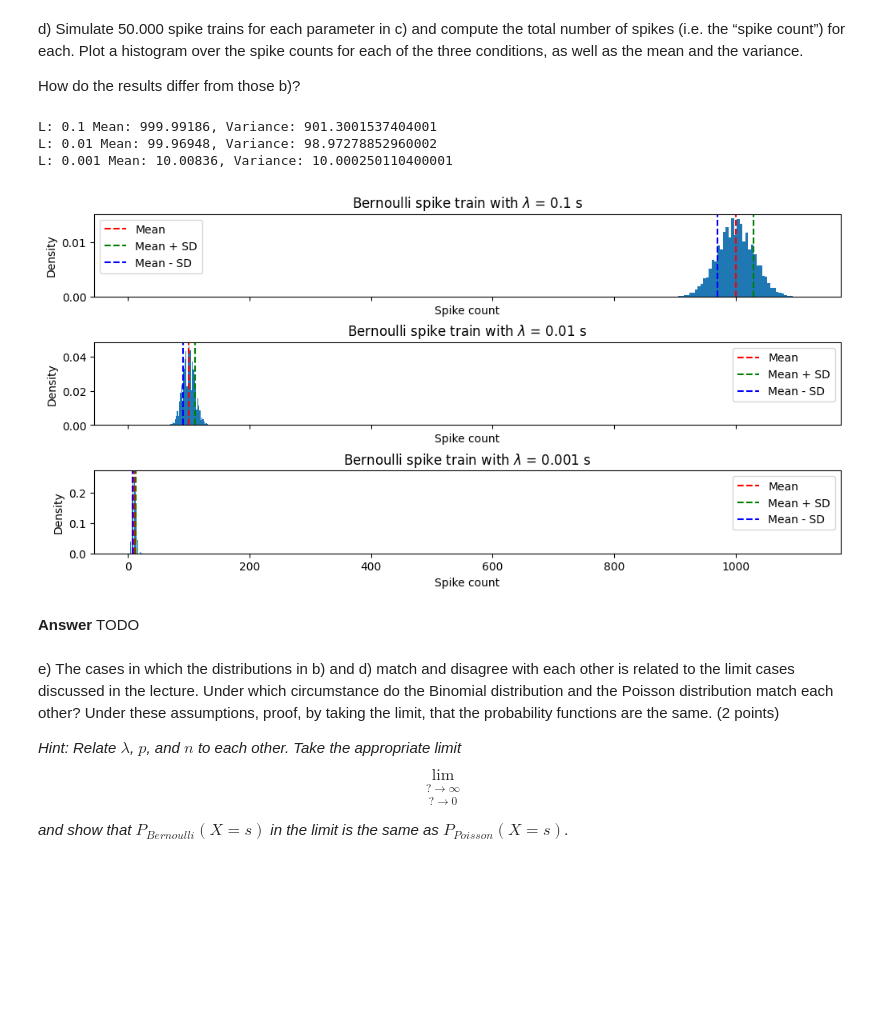
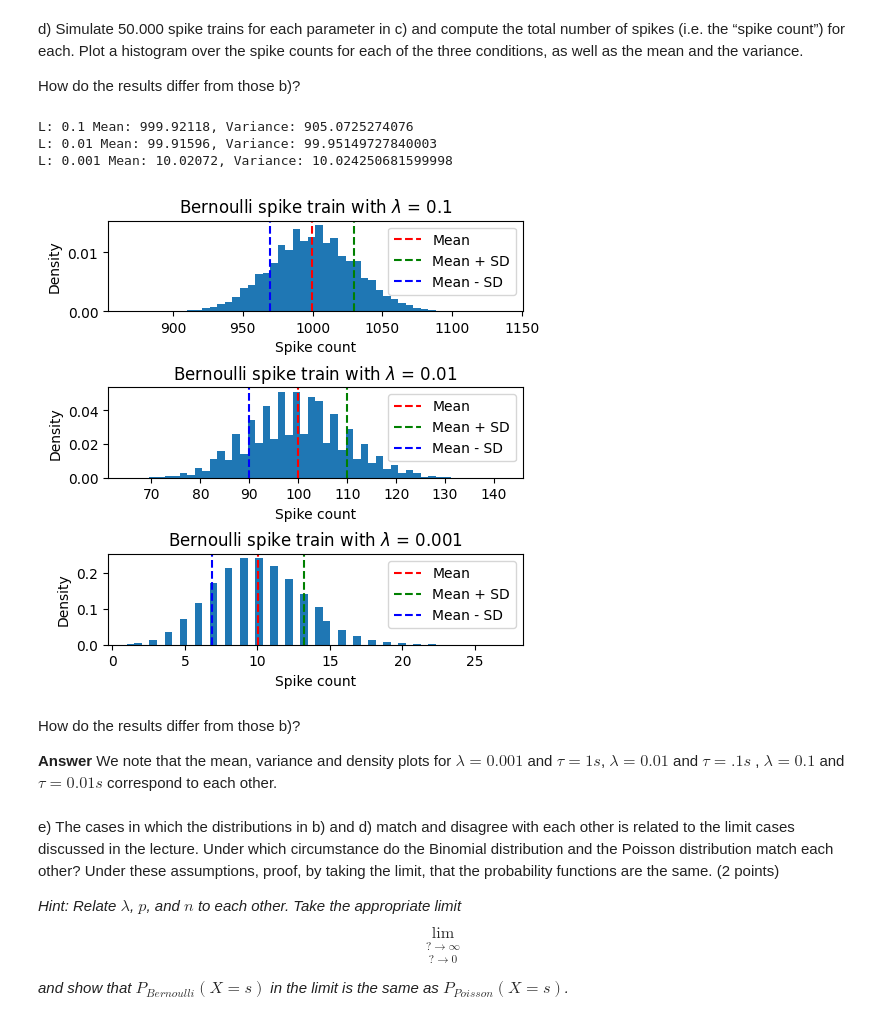
Before and after one commit to aakarsh/S25-Neural-Coding, a Jupyter notebook: homeworks/2025_Neural_coding_Homework1.ipynb, the cells around one changed output. Drawn from its saved outputs; the diff is of its cells as text; code cells hidden in the pictures; blank space fills up the shorter version.

```diff
--- a/homeworks/2025_Neural_coding_Homework1.ipynb
+++ b/homeworks/2025_Neural_coding_Homework1.ipynb
@@ -115,7 +115,7 @@ for tau, ax in zip(taus, axs):
     print(f"tau = {tau}, spikes = {len(spike_times[0])}")
     # Plot
     raster(spike_times, ax=ax)
-    ax.set_title(f'Poisson spike train with tau = {tau} s')
+    ax.set_title(f'Poisson spike train with $\\tau$ = {tau} s')
     ax.set_ylabel('Spike train')
 axs[-1].set_xlabel('Time [s]')
 plt.show()
@@ -135,10 +135,10 @@ for tau in taus:
     spike_times = poisson_spike_train_simple(tau, length, n_trials)
     counts.append([len(spikes) for spikes in spike_times])
 # Plot histograms
-fig, axs = plt.subplots(nrows=len(taus), figsize=(10, 5), sharex=True, constrained_layout=True)
+fig, axs = plt.subplots(nrows=len(taus), figsize=(5, 5), constrained_layout=True)
 for tau, count, ax in zip(taus, counts, axs):
     ax.hist(count, bins=50, density=True)
-    ax.set_title(f'Poisson spike train with tau = {tau} s')
+    ax.set_title(f'Poisson spike train with $\\tau$ = {tau} s')
     ax.set_ylabel('Density')
     ax.set_xlabel('Spike count')
     mean = np.mean(count)
@@ -202,37 +202,40 @@ How do the results differ from those b)?
 # %%
 num_samples = 10000
 n_trials = 50000
 L = [0.1, 0.01, 0.001]
 
 counts = []
 for l in L:
     spike_times = bernoulli_spike_train(l, num_samples, n_trials)
     counts.append([len(spikes) for spikes in spike_times])
 
 # Plot histograms
-fig, axs = plt.subplots(nrows=len(taus), figsize=(10, 5), sharex=True, constrained_layout=True)
+fig, axs = plt.subplots(nrows=len(taus), figsize=(5, 5), constrained_layout=True)
 for l, count, ax in zip(L, counts, axs):
     ax.hist(count, bins=50, density=True)
-    ax.set_title(f'Bernoulli spike train with $\lambda$ = {l} s')
+    ax.set_title(f'Bernoulli spike train with $\lambda$ = {l}')
     ax.set_ylabel('Density')
     ax.set_xlabel('Spike count')
     mean = np.mean(count)
     var = np.var(count)
     print(f"L: {l} Mean: {mean}, Variance: {var}")
     ax.axvline(mean, color='r', linestyle='--', label='Mean')
     ax.axvline(mean + np.sqrt(var), color='g', linestyle='--', label='Mean + SD')
     ax.axvline(mean - np.sqrt(var), color='b', linestyle='--', label='Mean - SD')
     ax.legend()
 plt.show()
 spike_times = bernoulli_spike_train(tau, length, n_trials)
 # %% [output]
-L: 0.1 Mean: 999.99186, Variance: 901.3001537404001
-L: 0.01 Mean: 99.96948, Variance: 98.97278852960002
-L: 0.001 Mean: 10.00836, Variance: 10.000250110400001
+L: 0.1 Mean: 999.92118, Variance: 905.0725274076
+L: 0.01 Mean: 99.91596, Variance: 99.95149727840003
+L: 0.001 Mean: 10.02072, Variance: 10.024250681599998
-[figure, old version]
+[figure, new version]
-# %% [markdown]
-**Answer**
-TODO
+# %% [markdown]
+How do the results differ from those b)?
+
+
+**Answer**
+We note that the mean, variance and density plots for $\lambda = 0.001$  and $\tau = 1s$, $\lambda = 0.01$ and $\tau = .1 s$  , $\lambda = 0.1$ and $\tau = 0.01 s$ correspond to each other.
 # %% [markdown]
 e) The cases in which the distributions in b) and d) match and disagree with each other is related to the limit cases discussed in the lecture. Under which circumstance do the Binomial distribution and the Poisson distribution match each other? Under these assumptions, proof, by taking the limit, that the probability functions are the same. (2 points)
 
```
Also changed, not shown: parts of 2 cells of this notebook.
